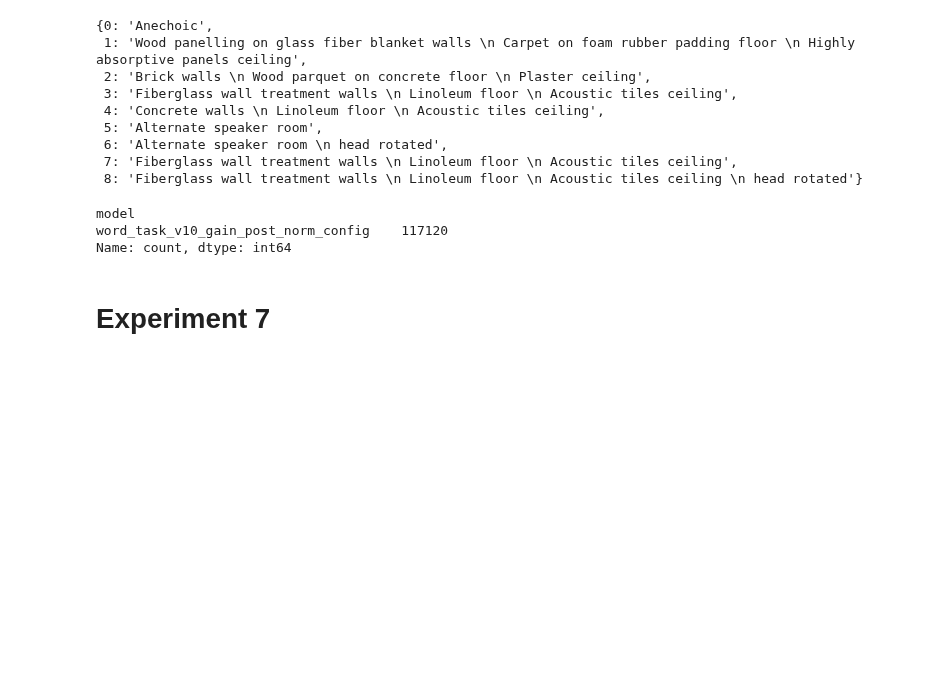
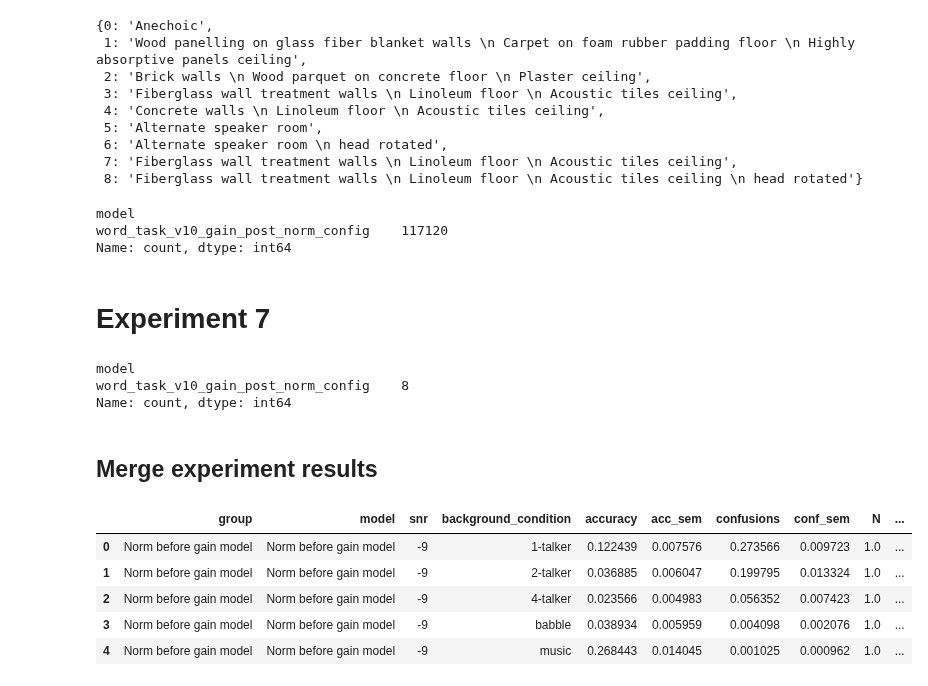
Before and after one commit to mcdermottLab/auditory_attention, a Jupyter notebook: notebooks/rebuttal_analysis/summarize_norm_then_gain_arch.ipynb, the cells around one changed output. Drawn from its saved outputs; the diff is of its cells as text; code cells hidden in the pictures; blank space fills up the shorter version.

```diff
--- a/notebooks/rebuttal_analysis/summarize_norm_then_gain_arch.ipynb
+++ b/notebooks/rebuttal_analysis/summarize_norm_then_gain_arch.ipynb
@@ -699,0 +693,20 @@ exp_7_df.columns = ['model', 'target_azim', 'azim_delta', 'accuracy', 'accuracy_
+# %%
+print(exp_7_df.model.value_counts())
+# %% [output]
+model
+word_task_v10_gain_post_norm_config    8
+Name: count, dtype: int64
+# %% [markdown]
+## Merge experiment results
+# %%
+norm_then_gain_df = pd.concat([exp_1_df, exp_2_df, exp_6_df, exp_7_df], axis=0, ignore_index=True)
+norm_then_gain_df['group'] = "Norm before gain model"
+norm_then_gain_df['model'] = "Norm before gain model"
+norm_then_gain_df.head()
+# %% [output]
+|  | group | model | snr | background_condition | accuracy | acc_sem | confusions | conf_sem | N | ... |
+| 0 | Norm before gain model | Norm before gain model | -9 | 1-talker | 0.122439 | 0.007576 | 0.273566 | 0.009723 | 1.0 | ... |
+| 1 | Norm before gain model | Norm before gain model | -9 | 2-talker | 0.036885 | 0.006047 | 0.199795 | 0.013324 | 1.0 | ... |
+| 2 | Norm before gain model | Norm before gain model | -9 | 4-talker | 0.023566 | 0.004983 | 0.056352 | 0.007423 | 1.0 | ... |
+| 3 | Norm before gain model | Norm before gain model | -9 | babble | 0.038934 | 0.005959 | 0.004098 | 0.002076 | 1.0 | ... |
+| 4 | Norm before gain model | Norm before gain model | -9 | music | 0.268443 | 0.014045 | 0.001025 | 0.000962 | 1.0 | ... |
```
Also changed, not shown: parts of 19 cells of this notebook, 4 other files.
